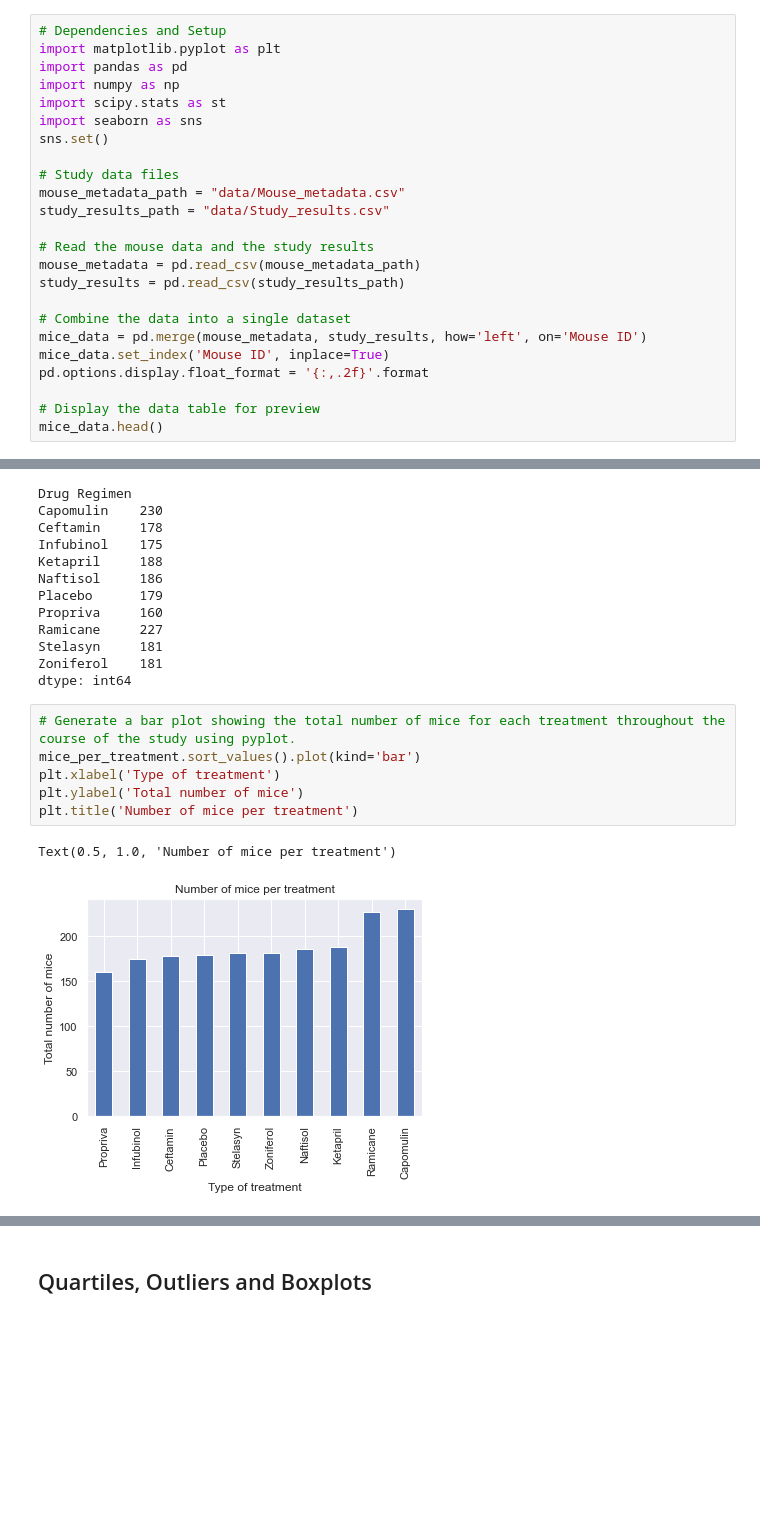
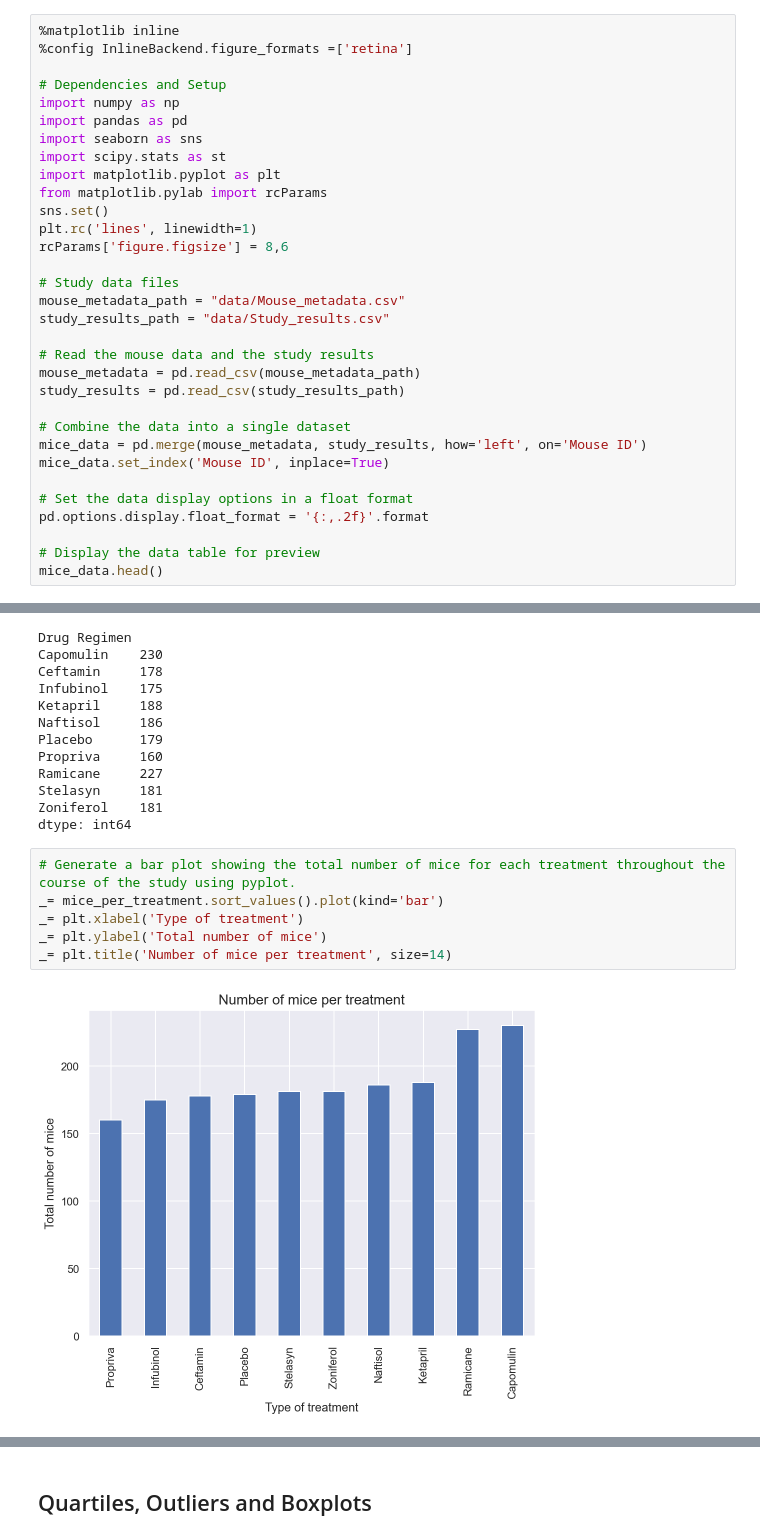
Before and after one commit to OlegRyzhkov2020/matplotlib-challenge, a Jupyter notebook: pymaceuticals_starter.ipynb, the cells around one changed output, grey strips where cells are left out. Drawn from its saved outputs; the diff is of its cells as text; blank space fills up the shorter version.

```diff
--- a/pymaceuticals_starter.ipynb
+++ b/pymaceuticals_starter.ipynb
@@ -3,11 +3,17 @@
 # %%
+%matplotlib inline
+%config InlineBackend.figure_formats =['retina']
+
 # Dependencies and Setup
+import numpy as np
+import pandas as pd
+import seaborn as sns
+import scipy.stats as st
 import matplotlib.pyplot as plt
-import pandas as pd
-import numpy as np
-import scipy.stats as st
-import seaborn as sns
+from matplotlib.pylab import rcParams
 sns.set()
+plt.rc('lines', linewidth=1)
+rcParams['figure.figsize'] = 8,6
 
 # Study data files
 mouse_metadata_path = "data/Mouse_metadata.csv"
@@ -20,6 +26,8 @@ study_results = pd.read_csv(study_results_path)
 # Combine the data into a single dataset
 mice_data = pd.merge(mouse_metadata, study_results, how='left', on='Mouse ID')
 mice_data.set_index('Mouse ID', inplace=True)
+
+# Set the data display options in a float format
 pd.options.display.float_format = '{:,.2f}'.format
 
 # Display the data table for preview
@@ -193,13 +219,12 @@ Zoniferol    181
 dtype: int64
 # %%
 # Generate a bar plot showing the total number of mice for each treatment throughout the course of the study using pyplot.
-mice_per_treatment.sort_values().plot(kind='bar')
-plt.xlabel('Type of treatment')
-plt.ylabel('Total number of mice')
-plt.title('Number of mice per treatment')
+_= mice_per_treatment.sort_values().plot(kind='bar')
+_= plt.xlabel('Type of treatment')
+_= plt.ylabel('Total number of mice')
+_= plt.title('Number of mice per treatment', size=14)
 # %% [output]
-Text(0.5, 1.0, 'Number of mice per treatment')
-[figure, old version]
+[figure, new version]
 # %%
 # Generate a pie plot showing the distribution of female versus male mice using pandas
 mice_by_sex = mice_data.groupby(['Drug Regimen', 'Sex']).size()
```
Also changed, not shown: parts of 26 cells of this notebook.
